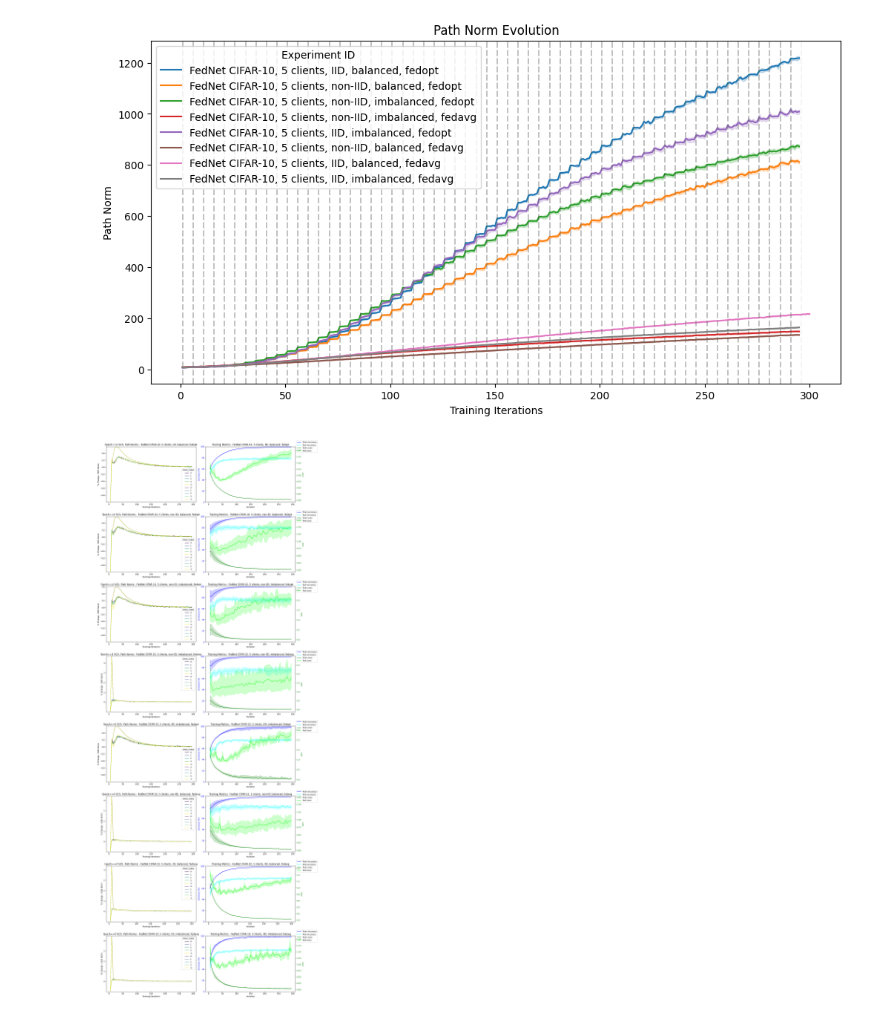
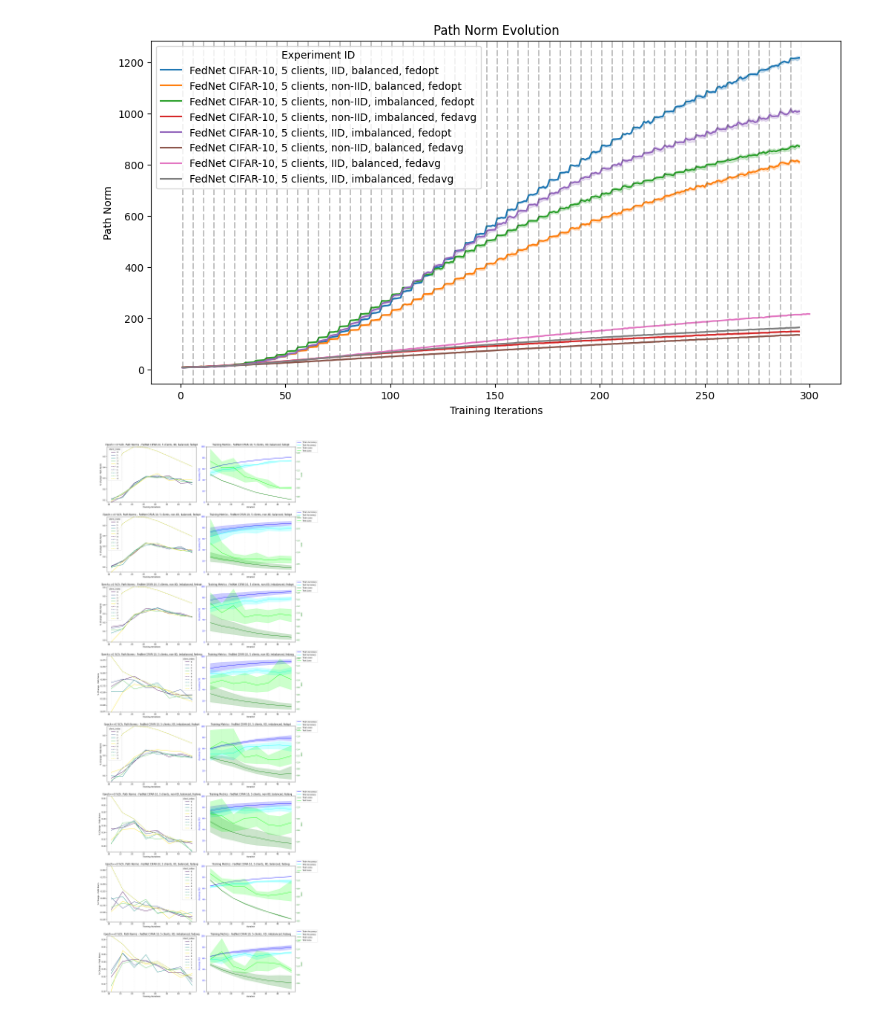
Before and after one commit to vaughankraska/fedland, a Jupyter notebook: scripts/analyze_fednet_cifar_5c.ipynb, the cells around one changed output. Saved outputs shown, nothing was run; the diff lists cells and outputs as text; code cells hidden in the pictures.

Commit message:
added zoom and vertical lines for agg rounds in overview plot

```diff
--- a/scripts/analyze_fednet_cifar_5c.ipynb
+++ b/scripts/analyze_fednet_cifar_5c.ipynb
@@ -68,6 +68,6 @@ plt.show()
 ['FedNet CIFAR-10, 5 clients, IID, balanced, fedopt', 'FedNet CIFAR-10, 5 clients, non-IID, balanced, fedopt', 'FedNet CIFAR-10, 5 clients, non-IID, imbalanced, fedopt', 'FedNet CIFAR-10, 5 clients, n ...
 [figure]
 # %%
-plot_results_overview(df, "../results", pct_change=True, epoch=max(df["epoch"]))
+plot_results_overview(df, "../results", epoch=0, pct_change=True, iter_window=(11, 50))
 # %% [output]
-[figure, old version]
+[figure, new version]
```
Also changed, not shown: parts of 1 cell of this notebook, 1 other file.
